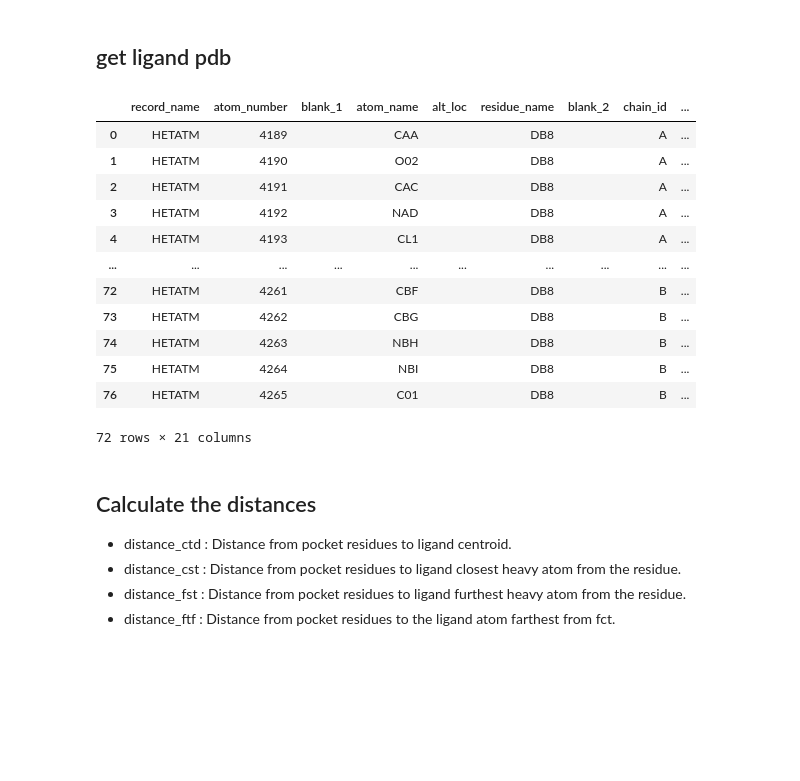
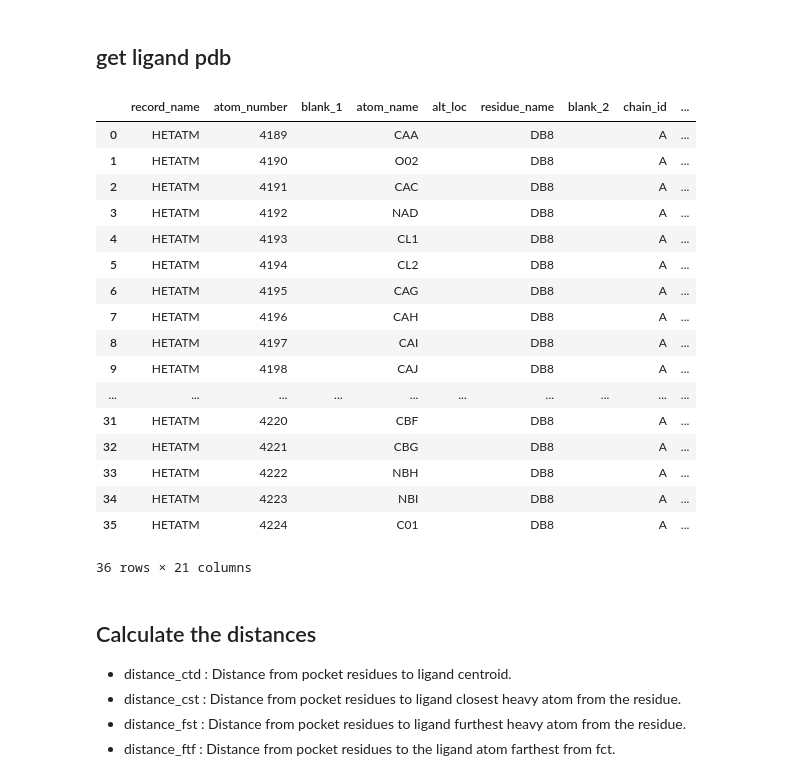
Before and after one commit to yanz-24/kissim-ligand-aware, a Jupyter notebook: docs/tutorials/ligand_aware.ipynb, the cells around one changed output. Saved outputs shown, nothing was run; the diff lists cells and outputs as text; code cells hidden in the pictures; blank space fills up the shorter version.

Commit message:
fix: filter ligand for single chain

```diff
--- a/docs/tutorials/ligand_aware.ipynb
+++ b/docs/tutorials/ligand_aware.ipynb
@@ -522,21 +524,28 @@ centroids
 # %%
 hetatm = ppdb.df['HETATM']
 ligand = hetatm[hetatm['residue_name'].isin(['DB8', '1N1'])]
+#keep just one chain: chain a
+ligand = ligand[ligand['chain_id'] == 'A']
 ligand
 # %% [output]
 |  | record_name | atom_number | blank_1 | atom_name | alt_loc | residue_name | blank_2 | chain_id | ... |
 | 0 | HETATM | 4189 |  | CAA |  | DB8 |  | A | ... |
 | 1 | HETATM | 4190 |  | O02 |  | DB8 |  | A | ... |
 | 2 | HETATM | 4191 |  | CAC |  | DB8 |  | A | ... |
 | 3 | HETATM | 4192 |  | NAD |  | DB8 |  | A | ... |
 | 4 | HETATM | 4193 |  | CL1 |  | DB8 |  | A | ... |
+| 5 | HETATM | 4194 |  | CL2 |  | DB8 |  | A | ... |
+| 6 | HETATM | 4195 |  | CAG |  | DB8 |  | A | ... |
+| 7 | HETATM | 4196 |  | CAH |  | DB8 |  | A | ... |
+| 8 | HETATM | 4197 |  | CAI |  | DB8 |  | A | ... |
+| 9 | HETATM | 4198 |  | CAJ |  | DB8 |  | A | ... |
 | ... | ... | ... | ... | ... | ... | ... | ... | ... | ... |
-| 72 | HETATM | 4261 |  | CBF |  | DB8 |  | B | ... |
-| 73 | HETATM | 4262 |  | CBG |  | DB8 |  | B | ... |
-| 74 | HETATM | 4263 |  | NBH |  | DB8 |  | B | ... |
-| 75 | HETATM | 4264 |  | NBI |  | DB8 |  | B | ... |
-| 76 | HETATM | 4265 |  | C01 |  | DB8 |  | B | ... |
+| 31 | HETATM | 4220 |  | CBF |  | DB8 |  | A | ... |
+| 32 | HETATM | 4221 |  | CBG |  | DB8 |  | A | ... |
+| 33 | HETATM | 4222 |  | NBH |  | DB8 |  | A | ... |
+| 34 | HETATM | 4223 |  | NBI |  | DB8 |  | A | ... |
+| 35 | HETATM | 4224 |  | C01 |  | DB8 |  | A | ... |
-72 rows × 21 columns
+36 rows × 21 columns
 # %% [markdown]
 ## Calculate the distances
 - distance_ctd : Distance from pocket residues to ligand centroid.
```
Also changed, not shown: parts of 15 cells of this notebook.
